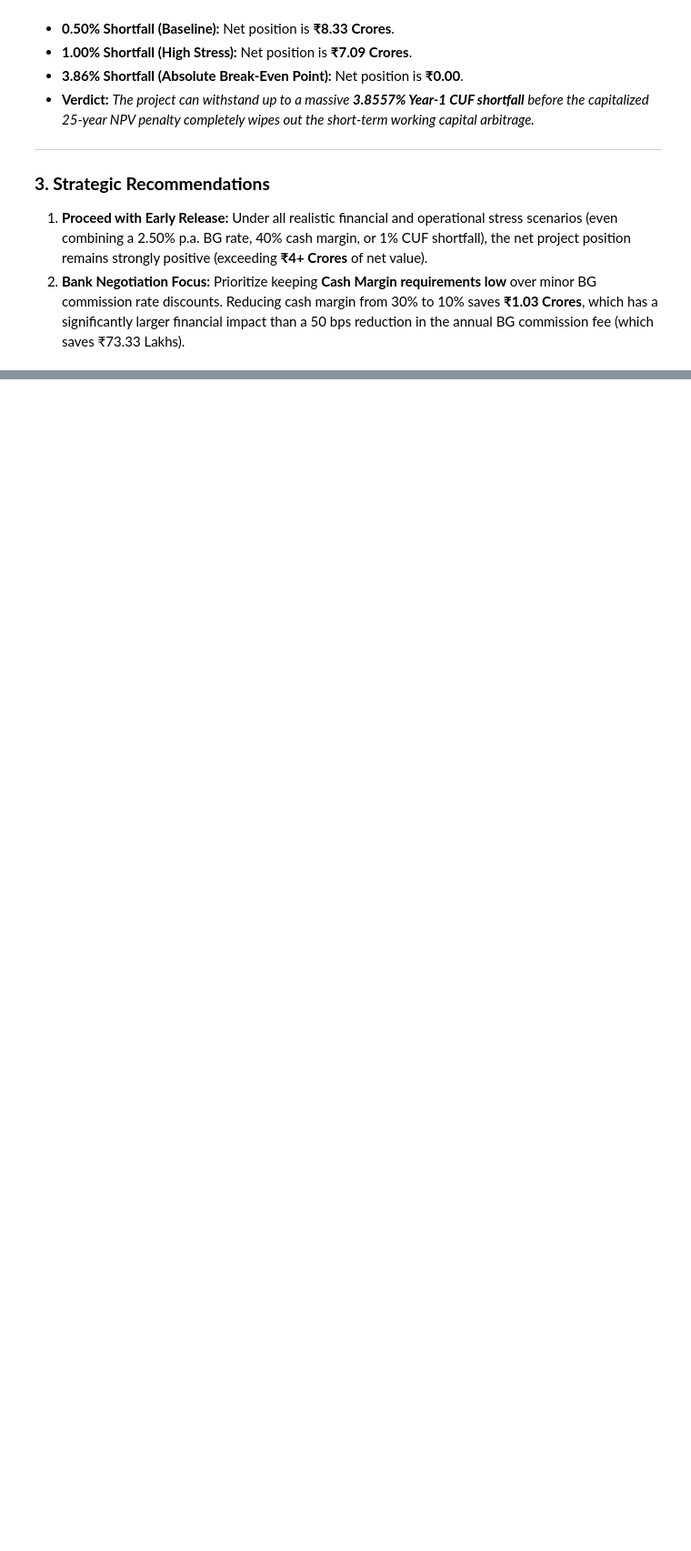
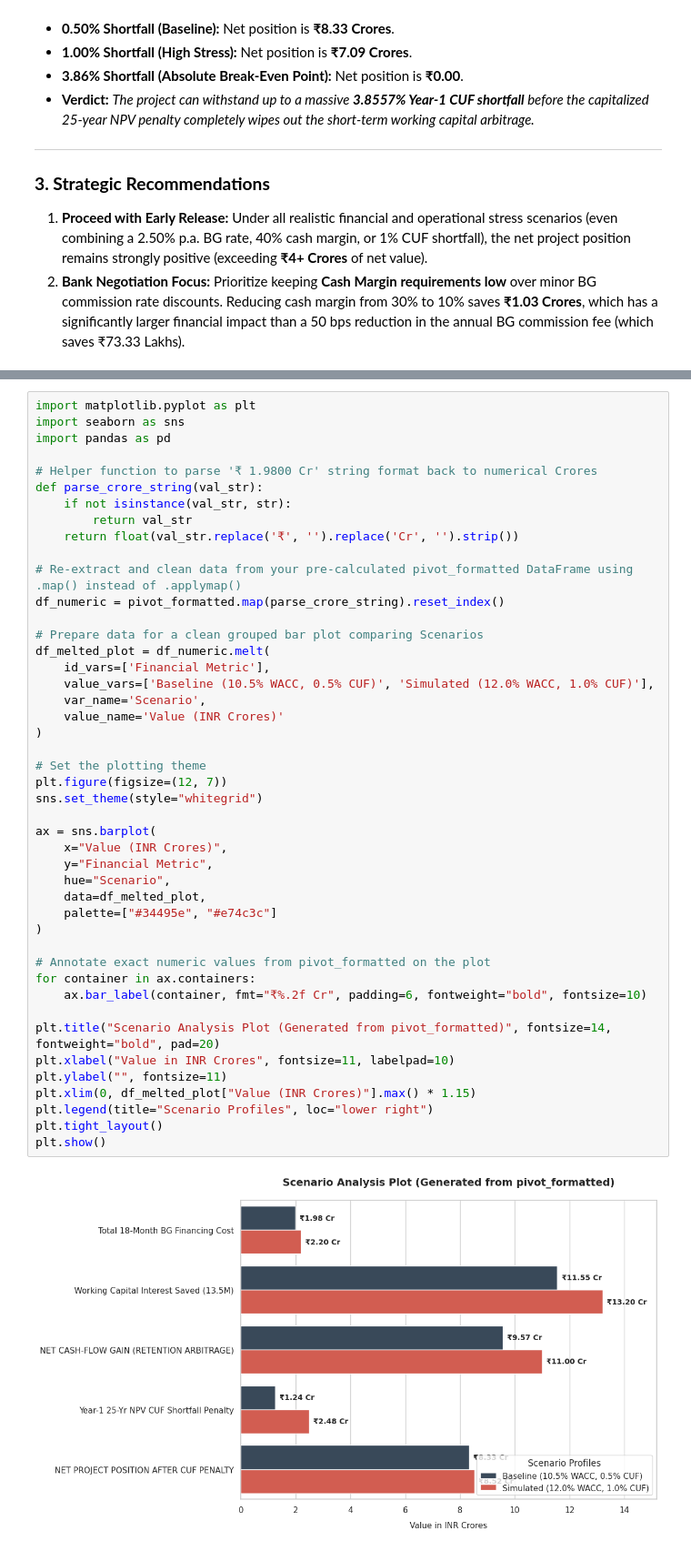
Before and after one commit to Ekka1981/AP2, a Jupyter notebook: Copy_of_sensitivity_stress_test_Analysis_MAITHAN_PROJECT.ipynb, the cells around one changed output, grey strips where cells are left out. Shown at 91% size. Saved outputs shown, nothing was run; the diff lists cells and outputs as text; blank space fills up the shorter version.

```diff
--- a/Copy_of_sensitivity_stress_test_Analysis_MAITHAN_PROJECT.ipynb
+++ b/Copy_of_sensitivity_stress_test_Analysis_MAITHAN_PROJECT.ipynb
@@ -1140,0 +1321,47 @@ We systematically stress-tested the Net Project Position (including the baseline
+# %%
+import matplotlib.pyplot as plt
+import seaborn as sns
+import pandas as pd
+
+# Helper function to parse '₹ 1.9800 Cr' string format back to numerical Crores
+def parse_crore_string(val_str):
+    if not isinstance(val_str, str):
+        return val_str
+    return float(val_str.replace('₹', '').replace('Cr', '').strip())
+
+# Re-extract and clean data from your pre-calculated pivot_formatted DataFrame using .map() instead of .applymap()
+df_numeric = pivot_formatted.map(parse_crore_string).reset_index()
+
+# Prepare data for a clean grouped bar plot comparing Scenarios
+df_melted_plot = df_numeric.melt(
+    id_vars=['Financial Metric'],
+    value_vars=['Baseline (10.5% WACC, 0.5% CUF)', 'Simulated (12.0% WACC, 1.0% CUF)'],
+    var_name='Scenario',
+    value_name='Value (INR Crores)'
+)
+
+# Set the plotting theme
+plt.figure(figsize=(12, 7))
+sns.set_theme(style="whitegrid")
+
+ax = sns.barplot(
+    x="Value (INR Crores)",
+    y="Financial Metric",
+    hue="Scenario",
+    data=df_melted_plot,
+    palette=["#34495e", "#e74c3c"]
+)
+
+# Annotate exact numeric values from pivot_formatted on the plot
+for container in ax.containers:
+    ax.bar_label(container, fmt="₹%.2f Cr", padding=6, fontweight="bold", fontsize=10)
+
+plt.title("Scenario Analysis Plot (Generated from pivot_formatted)", fontsize=14, fontweight="bold", pad=20)
+plt.xlabel("Value in INR Crores", fontsize=11, labelpad=10)
+plt.ylabel("", fontsize=11)
+plt.xlim(0, df_melted_plot["Value (INR Crores)"].max() * 1.15)
+plt.legend(title="Scenario Profiles", loc="lower right")
+plt.tight_layout()
+plt.show()
+# %% [output]
+[figure, added]
```
Also changed, not shown: parts of 4 cells of this notebook.
